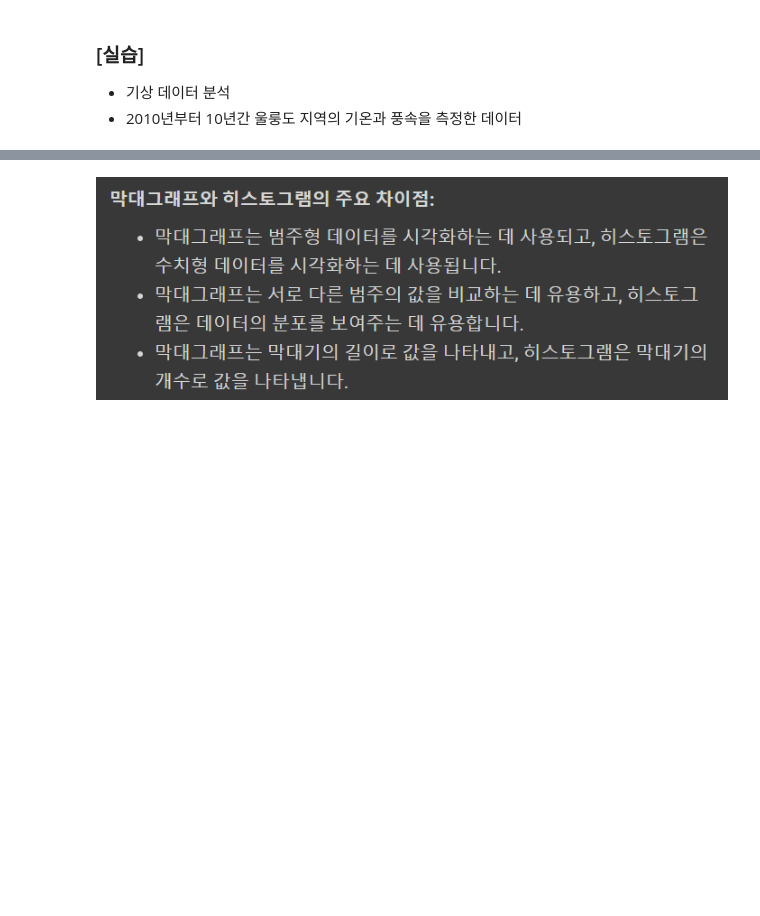
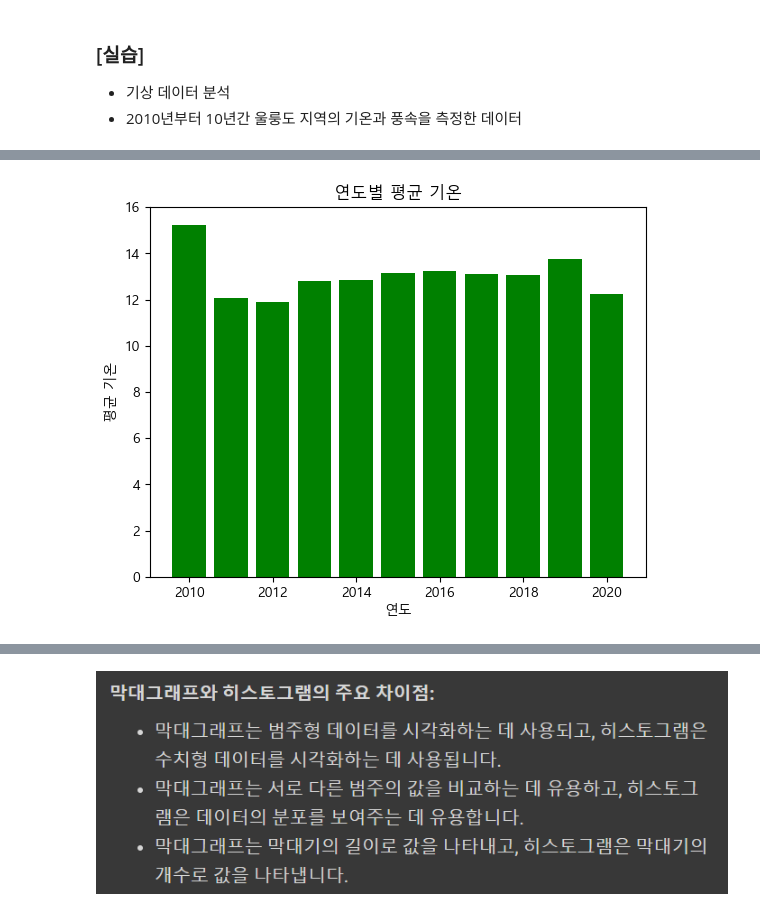
Before and after one commit to LeeChWon/BD, a Jupyter notebook: time_series_class_5_7.ipynb, the cells around one changed output, grey strips where cells are left out. Drawn from its saved outputs; the diff is of its cells as text; code cells hidden in the pictures; blank space fills up the shorter version.

```diff
--- a/time_series_class_5_7.ipynb
+++ b/time_series_class_5_7.ipynb
@@ -3,6 +3,7 @@ import numpy as np
 import pandas as pd
 import matplotlib.pyplot as plt
 import seaborn as sns
+plt.rcParams['axes.unicode_minus'] = False
 plt.rcParams["font.family"] = 'Malgun Gothic'
 # %%
 # 다양한 형식의 연, 월, 일 표시 데이터
@@ -75,23 +181,25 @@ weather.head()
 # %%
 # 3.2 weather['일시']에서 연도 값을 추출하여 저장해서 데이터프레임에 추가하기
 # year 속성을 사용하여 연별로 구분하여 평균 기온 값을 담기
 
 weather['year'] = pd.DatetimeIndex(weather['일시']).year
-print(weather['year'])
-
+# print(weather['year'] )
 yearly = [None for x in range(11)] # 연별로 구분된 10개의 None 값
 yearly_temp =[0 for x in range(11)] # 연별 평균 기온을 담을 리스트
 
 for i in range(11):
   yearly[i] = weather[weather['year'] == 2010+i]
   yearly_temp[i] = yearly[i]['평균 기온'].mean()
 
+# print(yearly_temp)
 years = np.arange(2010,2021)
-plt.bar(years, yearly_wind, color="green")
+plt.bar(years, yearly_temp, color="green")
 plt.xlabel('연도')
 plt.ylabel('평균 기온')
 plt.title("연도별 평균 기온")
 plt.show()
+# %% [output]
+[figure, added]
 # %%
 # [데이터 분석] 4. 어느 월에  평균 기온이 가장 높았는지 월별 평균 기온을 막대그래프로 그리기
 # month 속성을 사용하여 달별로 구분하여 평균 기온 값을 담기
```
Also changed, not shown: parts of 31 cells of this notebook.
